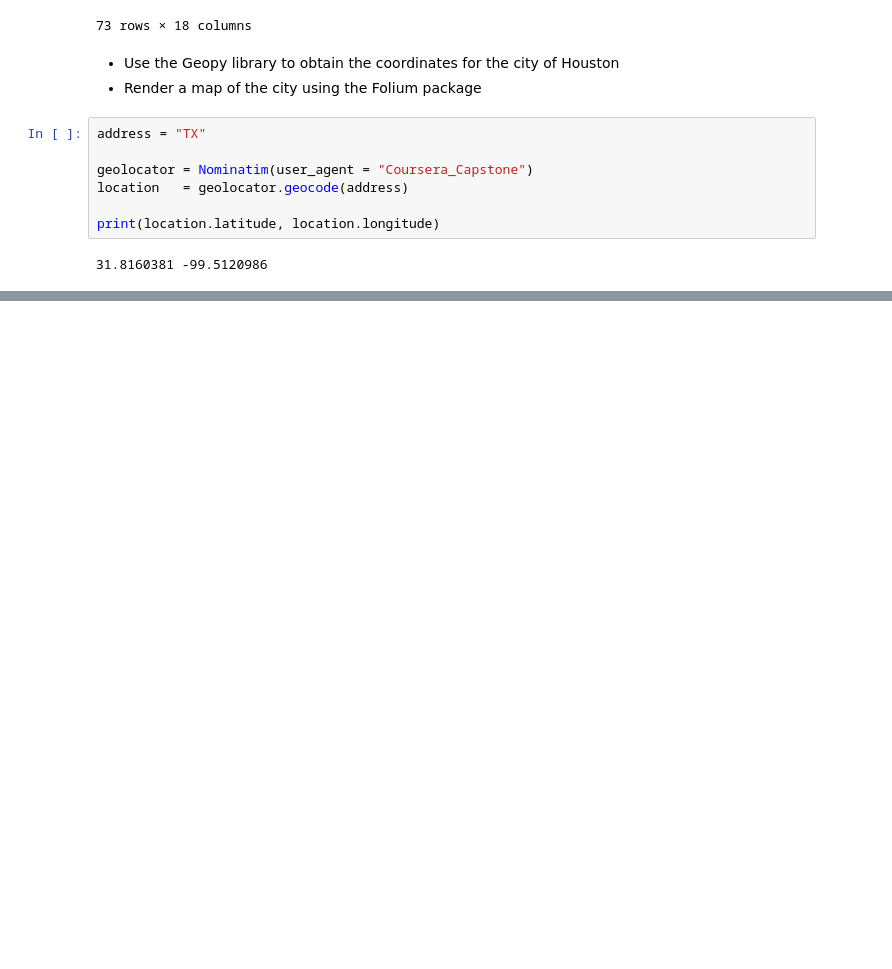
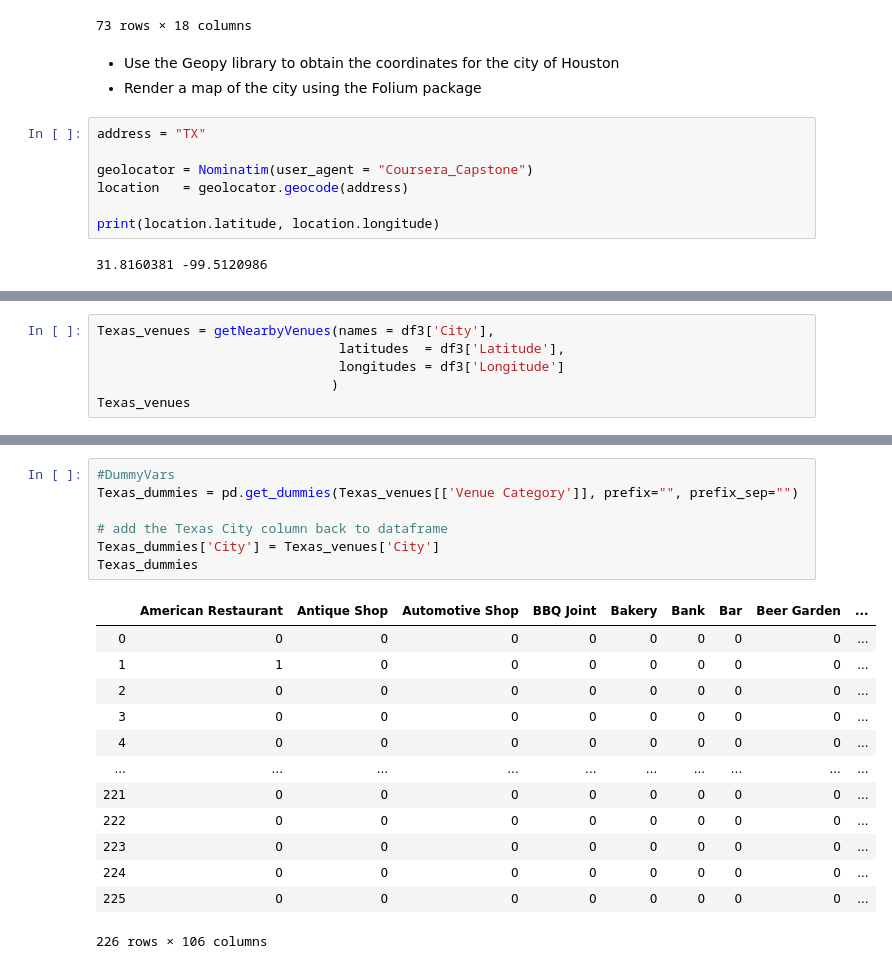
Before and after one commit to a-dodds-datascience/Coursera_Capstone, a Jupyter notebook: CourseraCapstone.ipynb, the cells around one changed output, grey strips where cells are left out. Drawn from its saved outputs; the diff is of its cells as text; blank space fills up the shorter version.

```diff
--- a/CourseraCapstone.ipynb
+++ b/CourseraCapstone.ipynb
@@ -151,0 +196,6 @@ map_TX
+# %%
+Texas_venues = getNearbyVenues(names = df3['City'],
+                               latitudes  = df3['Latitude'],
+                               longitudes = df3['Longitude']
+                              )
+Texas_venues
@@ -151,0 +242,21 @@ map_TX
+# %%
+#DummyVars
+Texas_dummies = pd.get_dummies(Texas_venues[['Venue Category']], prefix="", prefix_sep="")
+
+# add the Texas City column back to dataframe
+Texas_dummies['City'] = Texas_venues['City']
+Texas_dummies
+# %% [output]
+|  | American Restaurant | Antique Shop | Automotive Shop | BBQ Joint | Bakery | Bank | Bar | Beer Garden | ... |
+| 0 | 0 | 0 | 0 | 0 | 0 | 0 | 0 | 0 | ... |
+| 1 | 1 | 0 | 0 | 0 | 0 | 0 | 0 | 0 | ... |
+| 2 | 0 | 0 | 0 | 0 | 0 | 0 | 0 | 0 | ... |
+| 3 | 0 | 0 | 0 | 0 | 0 | 0 | 0 | 0 | ... |
+| 4 | 0 | 0 | 0 | 0 | 0 | 0 | 0 | 0 | ... |
+| ... | ... | ... | ... | ... | ... | ... | ... | ... | ... |
+| 221 | 0 | 0 | 0 | 0 | 0 | 0 | 0 | 0 | ... |
+| 222 | 0 | 0 | 0 | 0 | 0 | 0 | 0 | 0 | ... |
+| 223 | 0 | 0 | 0 | 0 | 0 | 0 | 0 | 0 | ... |
+| 224 | 0 | 0 | 0 | 0 | 0 | 0 | 0 | 0 | ... |
+| 225 | 0 | 0 | 0 | 0 | 0 | 0 | 0 | 0 | ... |
+226 rows × 106 columns
```
Also changed, not shown: parts of 8 cells of this notebook.
